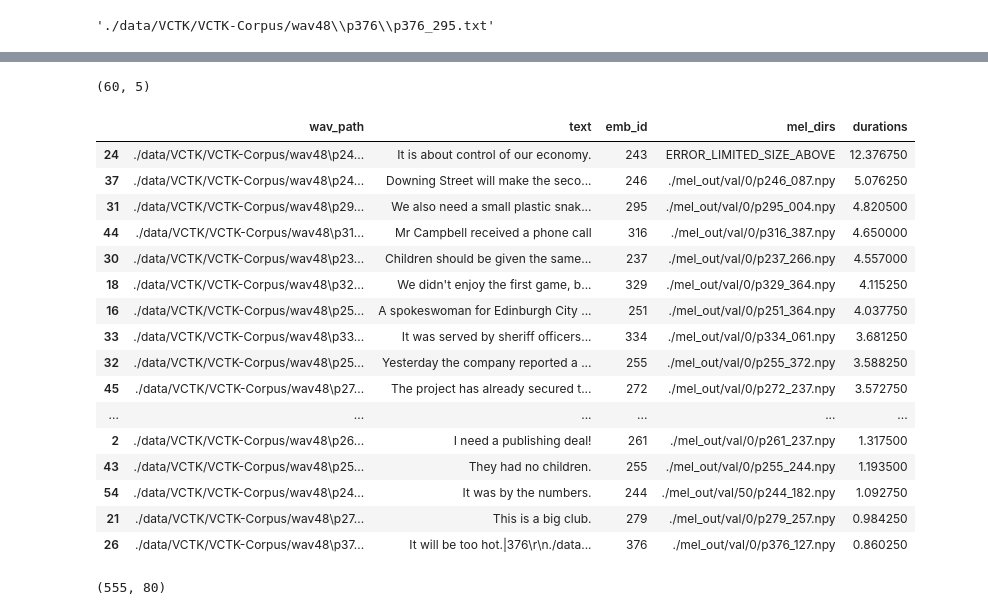
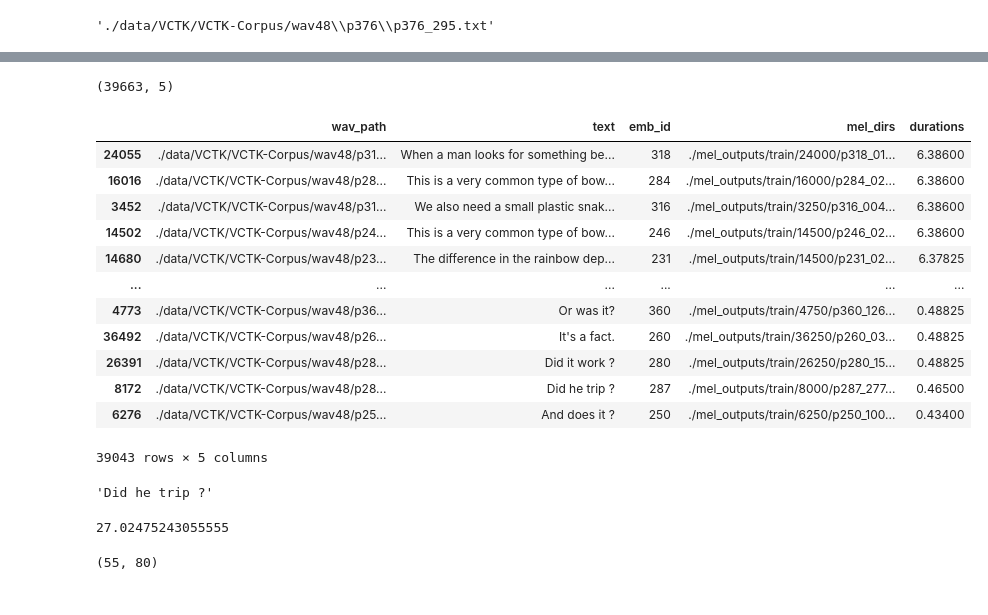
Before and after one commit to lucashueda/pt_etts, a Jupyter notebook: Untitled.ipynb, the cells around one changed output, grey strips where cells are left out. Drawn from its saved outputs; the diff is of its cells as text; code cells hidden in the pictures.

```diff
--- a/Untitled.ipynb
+++ b/Untitled.ipynb
@@ -230,31 +310,35 @@ Saving validation features in ./mel_out\val folder.
 Validation features created. Auxiliar dataframe created in ./vctk_aux
 # %%
-test = pd.read_csv('./vctk_aux/val_df_with_mels.csv')
+test = pd.read_csv('./vctk_aux/train_df_with_mels.csv', error_bad_lines=False)
 test.shape
 # %% [output]
-(60, 5)
+(39663, 5)
 # %%
-test.sort_values(by='durations', ascending= False)
+test[test['mel_dirs']!= 'ERROR_LIMITED_SIZE_ABOVE'].sort_values(by='durations', ascending= False)
 # %% [output]
 |  | wav_path | text | emb_id | mel_dirs | durations |
-| 24 | ./data/VCTK/VCTK-Corpus/wav48\p24... | It is about control of our economy. | 243 | ERROR_LIMITED_SIZE_ABOVE | 12.376750 |
-| 37 | ./data/VCTK/VCTK-Corpus/wav48\p24... | Downing Street will make the seco... | 246 | ./mel_out/val/0/p246_087.npy | 5.076250 |
-| 31 | ./data/VCTK/VCTK-Corpus/wav48\p29... | We also need a small plastic snak... | 295 | ./mel_out/val/0/p295_004.npy | 4.820500 |
-| 44 | ./data/VCTK/VCTK-Corpus/wav48\p31... | Mr Campbell received a phone call | 316 | ./mel_out/val/0/p316_387.npy | 4.650000 |
-| 30 | ./data/VCTK/VCTK-Corpus/wav48\p23... | Children should be given the same... | 237 | ./mel_out/val/0/p237_266.npy | 4.557000 |
-| 18 | ./data/VCTK/VCTK-Corpus/wav48\p32... | We didn't enjoy the first game, b... | 329 | ./mel_out/val/0/p329_364.npy | 4.115250 |
-| 16 | ./data/VCTK/VCTK-Corpus/wav48\p25... | A spokeswoman for Edinburgh City ... | 251 | ./mel_out/val/0/p251_364.npy | 4.037750 |
-| 33 | ./data/VCTK/VCTK-Corpus/wav48\p33... | It was served by sheriff officers... | 334 | ./mel_out/val/0/p334_061.npy | 3.681250 |
-| 32 | ./data/VCTK/VCTK-Corpus/wav48\p25... | Yesterday the company reported a ... | 255 | ./mel_out/val/0/p255_372.npy | 3.588250 |
-| 45 | ./data/VCTK/VCTK-Corpus/wav48\p27... | The project has already secured t... | 272 | ./mel_out/val/0/p272_237.npy | 3.572750 |
+| 24055 | ./data/VCTK/VCTK-Corpus/wav48/p31... | When a man looks for something be... | 318 | ./mel_outputs/train/24000/p318_01... | 6.38600 |
+| 16016 | ./data/VCTK/VCTK-Corpus/wav48/p28... | This is a very common type of bow... | 284 | ./mel_outputs/train/16000/p284_02... | 6.38600 |
+| 3452 | ./data/VCTK/VCTK-Corpus/wav48/p31... | We also need a small plastic snak... | 316 | ./mel_outputs/train/3250/p316_004... | 6.38600 |
+| 14502 | ./data/VCTK/VCTK-Corpus/wav48/p24... | This is a very common type of bow... | 246 | ./mel_outputs/train/14500/p246_02... | 6.38600 |
+| 14680 | ./data/VCTK/VCTK-Corpus/wav48/p23... | The difference in the rainbow dep... | 231 | ./mel_outputs/train/14500/p231_02... | 6.37825 |
 | ... | ... | ... | ... | ... | ... |
-| 2 | ./data/VCTK/VCTK-Corpus/wav48\p26... | I need a publishing deal! | 261 | ./mel_out/val/0/p261_237.npy | 1.317500 |
-| 43 | ./data/VCTK/VCTK-Corpus/wav48\p25... | They had no children. | 255 | ./mel_out/val/0/p255_244.npy | 1.193500 |
-| 54 | ./data/VCTK/VCTK-Corpus/wav48\p24... | It was by the numbers. | 244 | ./mel_out/val/50/p244_182.npy | 1.092750 |
-| 21 | ./data/VCTK/VCTK-Corpus/wav48\p27... | This is a big club. | 279 | ./mel_out/val/0/p279_257.npy | 0.984250 |
-| 26 | ./data/VCTK/VCTK-Corpus/wav48\p37... | It will be too hot.|376\r\n./data... | 376 | ./mel_out/val/0/p376_127.npy | 0.860250 |
+| 4773 | ./data/VCTK/VCTK-Corpus/wav48/p36... | Or was it? | 360 | ./mel_outputs/train/4750/p360_126... | 0.48825 |
+| 36492 | ./data/VCTK/VCTK-Corpus/wav48/p26... | It's a fact. | 260 | ./mel_outputs/train/36250/p260_03... | 0.48825 |
+| 26391 | ./data/VCTK/VCTK-Corpus/wav48/p28... | Did it work ? | 280 | ./mel_outputs/train/26250/p280_15... | 0.48825 |
+| 8172 | ./data/VCTK/VCTK-Corpus/wav48/p28... | Did he trip ? | 287 | ./mel_outputs/train/8000/p287_277... | 0.46500 |
+| 6276 | ./data/VCTK/VCTK-Corpus/wav48/p25... | And does it ? | 250 | ./mel_outputs/train/6250/p250_100... | 0.43400 |
+39043 rows × 5 columns
+# %%
+test.sort_values(by='durations', ascending= False).text.values[-2]
+# %% [output]
+'Did he trip ?'
+# %%
+test.durations.sum()/3600
+# %% [output]
+27.02475243055555
 # %%
 import numpy as np
-np.load('./mel_out/train/0/p257_223.npy').shape
+np.load('./mel_outputs/train/6250/p250_100.npy').shape
 # %% [output]
-(555, 80)
+(55, 80)
```
Also changed, not shown: parts of 24 cells of this notebook, 29 other files.
